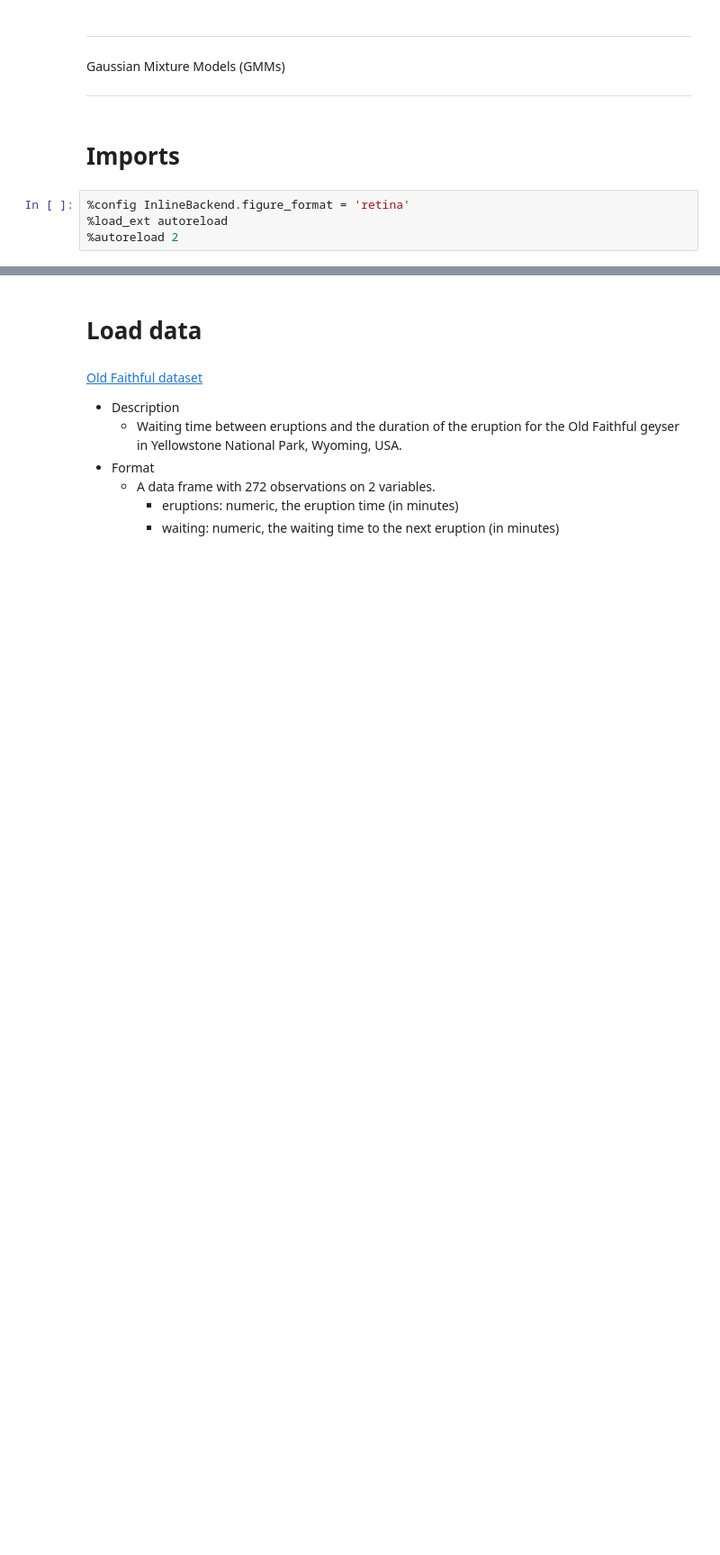
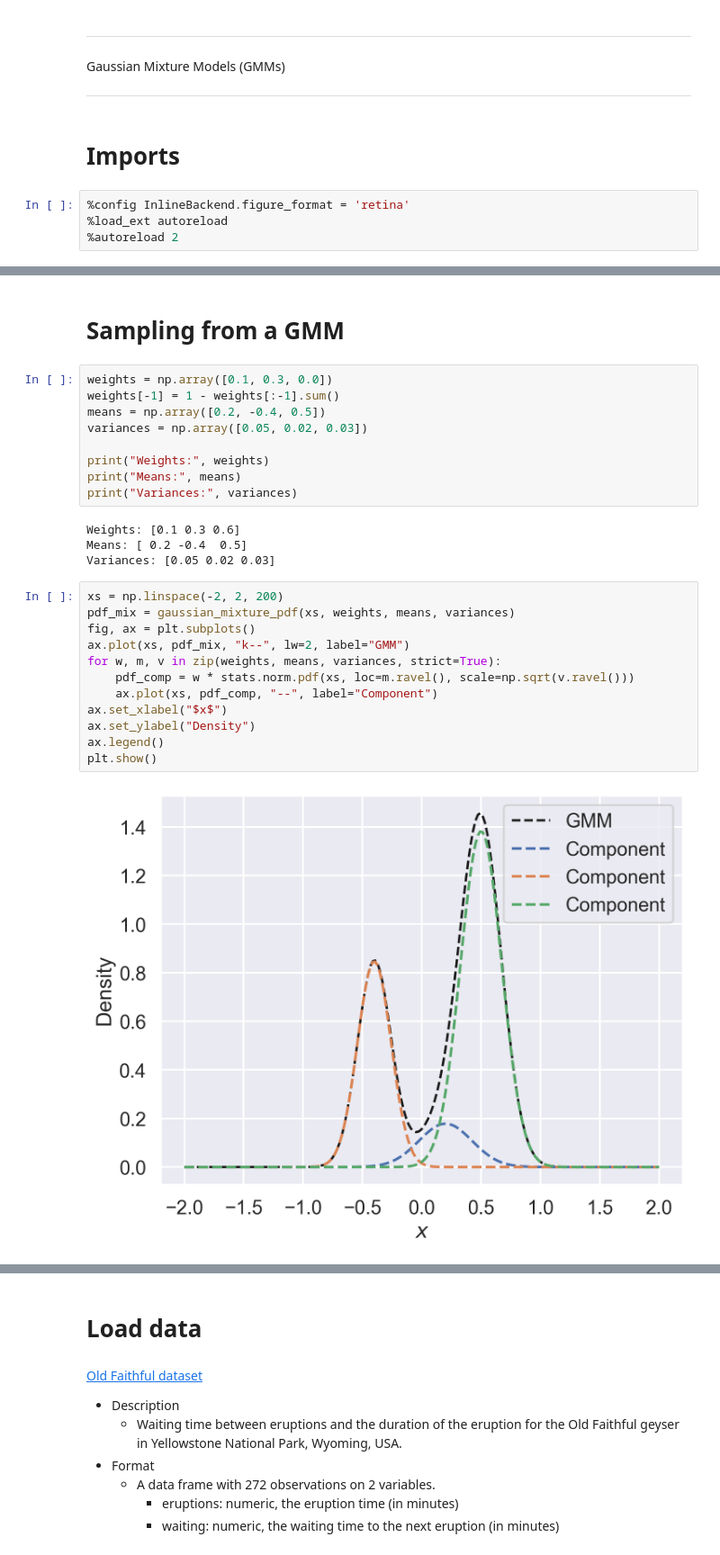
Before and after one commit to fbourgey/quant-examples, a Jupyter notebook: gaussian_mixture_models.ipynb, the cells around one changed output, grey strips where cells are left out. Shown at 90% size. Drawn from its saved outputs; the diff is of its cells as text; blank space fills up the shorter version.

```diff
--- a/gaussian_mixture_models.ipynb
+++ b/gaussian_mixture_models.ipynb
@@ -22,0 +27,29 @@ mpl.rcParams["figure.figsize"] = (8, 6)
+# %% [markdown]
+# Sampling from a GMM
+# %%
+weights = np.array([0.1, 0.3, 0.0])
+weights[-1] = 1 - weights[:-1].sum()
+means = np.array([0.2, -0.4, 0.5])
+variances = np.array([0.05, 0.02, 0.03])
+
+print("Weights:", weights)
+print("Means:", means)
+print("Variances:", variances)
+# %% [output]
+Weights: [0.1 0.3 0.6]
+Means: [ 0.2 -0.4  0.5]
+Variances: [0.05 0.02 0.03]
+# %%
+xs = np.linspace(-2, 2, 200)
+pdf_mix = gaussian_mixture_pdf(xs, weights, means, variances)
+fig, ax = plt.subplots()
+ax.plot(xs, pdf_mix, "k--", lw=2, label="GMM")
+for w, m, v in zip(weights, means, variances, strict=True):
+    pdf_comp = w * stats.norm.pdf(xs, loc=m.ravel(), scale=np.sqrt(v.ravel()))
+    ax.plot(xs, pdf_comp, "--", label="Component")
+ax.set_xlabel("$x$")
+ax.set_ylabel("Density")
+ax.legend()
+plt.show()
+# %% [output]
+[figure, added]
```
Also changed, not shown: parts of 21 cells of this notebook, 3 other files.
